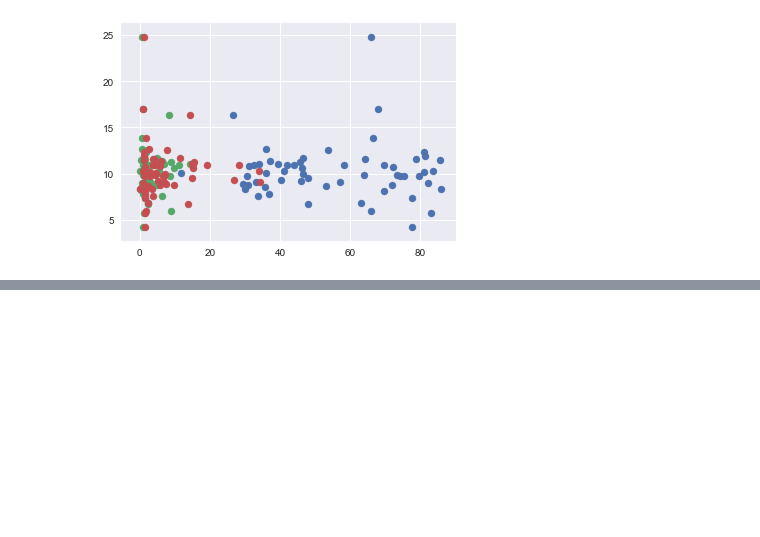
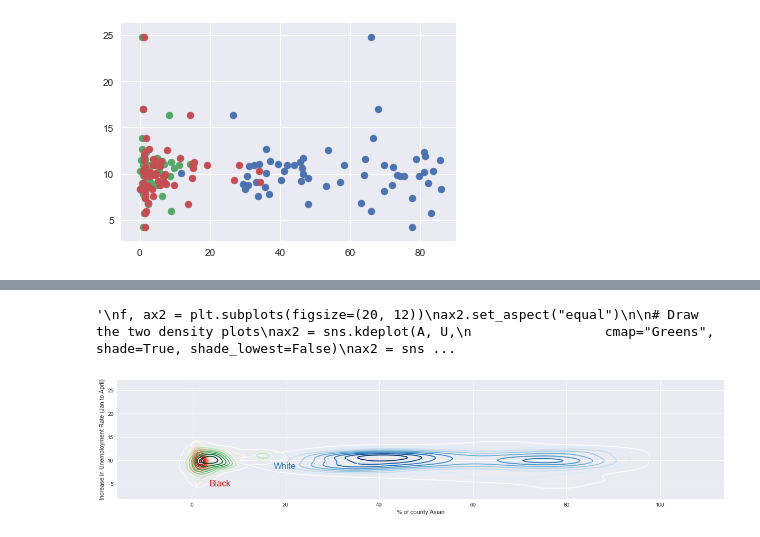
Before and after one commit to ghostcat17/COVID-19, a Jupyter notebook: Multidimensional k-means.ipynb, the cells around one changed output, grey strips where cells are left out. Saved outputs shown, nothing was run; the diff lists cells and outputs as text; code cells hidden in the pictures; blank space fills up the shorter version.

```diff
--- a/Multidimensional k-means.ipynb
+++ b/Multidimensional k-means.ipynb
@@ -116,0 +192,65 @@ Automatically created module for IPython interactive environment
+# %%
+import seaborn as sns
+import matplotlib.pyplot as plt
+
+sns.set(style="darkgrid")
+iris = sns.load_dataset("iris")
+
+# Subset the iris dataset by species
+setosa = iris.query("species == 'setosa'")
+virginica = iris.query("species == 'virginica'")
+
+# Set up the figure first
+f, ax = plt.subplots(figsize=(20, 12))
+ax.set_aspect("equal")
+
+scaled_data = scaler.fit_transform(W)
+scaled_data2 = scaler.fit_transform(B)
+scaled_data3 = scaler.fit_transform(A)
+
+# Draw the two density plots
+
+ax = sns.kdeplot(df["% of county Black"],df["Increase in Unemployment Rate (Jan to April)"],
+                 cmap="Reds", shade=False, shade_lowest=False)
+ax = sns.kdeplot(df["% of county White"],df["Increase in Unemployment Rate (Jan to April)"],
+                 cmap="Blues", shade=False, shade_lowest=False)
+ax = sns.kdeplot(df["% of county Asian"],df["Increase in Unemployment Rate (Jan to April)"],
+                 cmap="Greens", shade=False, shade_lowest=False)
+#ax = sns.kdeplot(df["% of county Hispanic"],df["Increase in Unemployment Rate (Jan to April)"],
+#                 cmap="Greens", shade=True, shade_lowest=False)
+
+
+
+
+
+
+
+#ax.figsize(12,8)
+# Add labels to the plot
+red = sns.color_palette("Reds")[-2]
+blue = sns.color_palette("Blues")[-2]
+ax.text(17.5, 8.2, "White", size=16, color=blue)
+ax.text(3.8, 4.5, "Black", size=16, color=red)
+
+
+
+
+
+"""
+f, ax2 = plt.subplots(figsize=(20, 12))
+ax2.set_aspect("equal")
+
+# Draw the two density plots
+ax2 = sns.kdeplot(A, U,
+                 cmap="Greens", shade=True, shade_lowest=False)
+ax2 = sns.kdeplot(W, U,
+                 cmap="Blues", shade=True, shade_lowest=False)
+
+red = sns.color_palette("Reds")[-2]
+blue = sns.color_palette("Blues")[-2]
+ax2.text(17.5, 8.2, "White", size=16, color=blue)
+ax2.text(3.8, 4.5, "Asian", size=16, color=red)
+"""
+# %% [output]
+'\nf, ax2 = plt.subplots(figsize=(20, 12))\nax2.set_aspect("equal")\n\n# Draw the two density plots\nax2 = sns.kdeplot(A, U,\n                 cmap="Greens", shade=True, shade_lowest=False)\nax2 = sns ...
+[figure, added]
```
Also changed, not shown: parts of 22 cells of this notebook, 1 other file.
